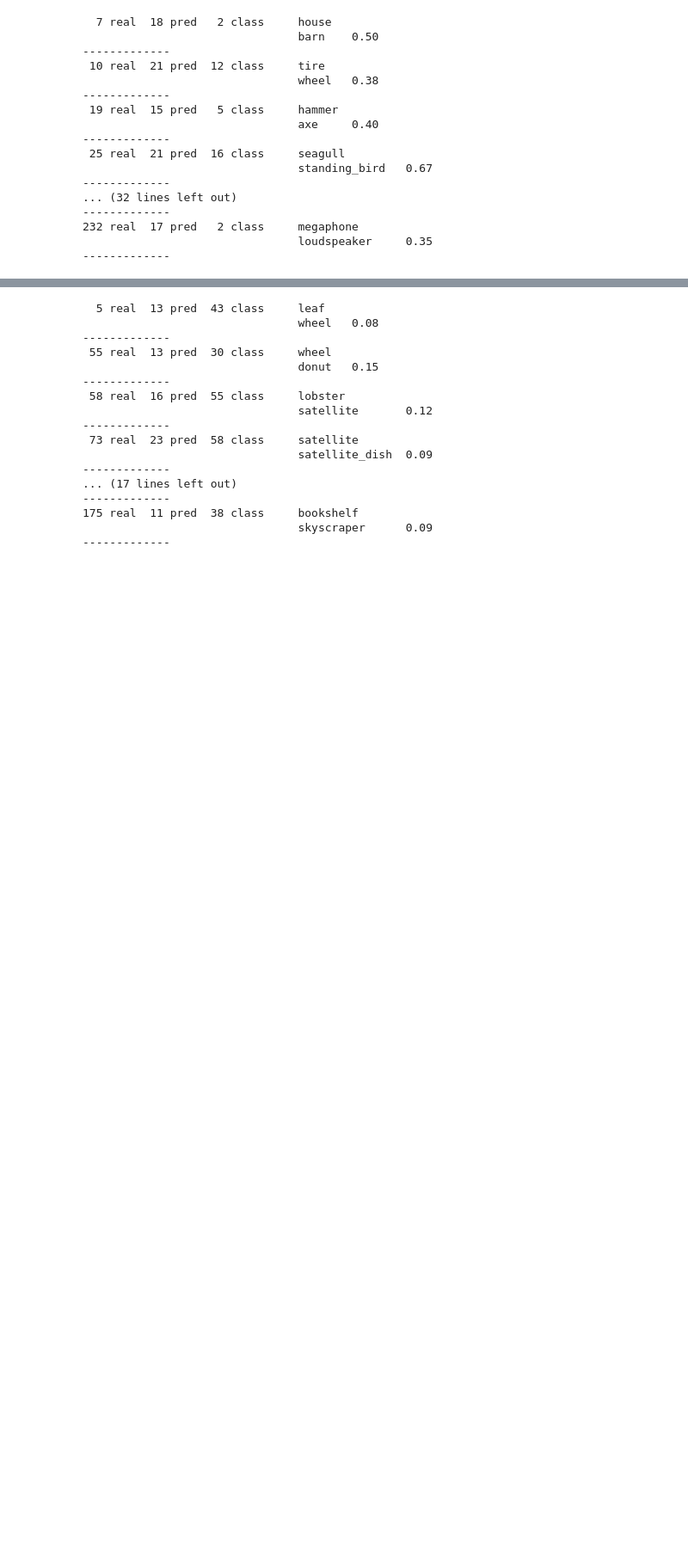
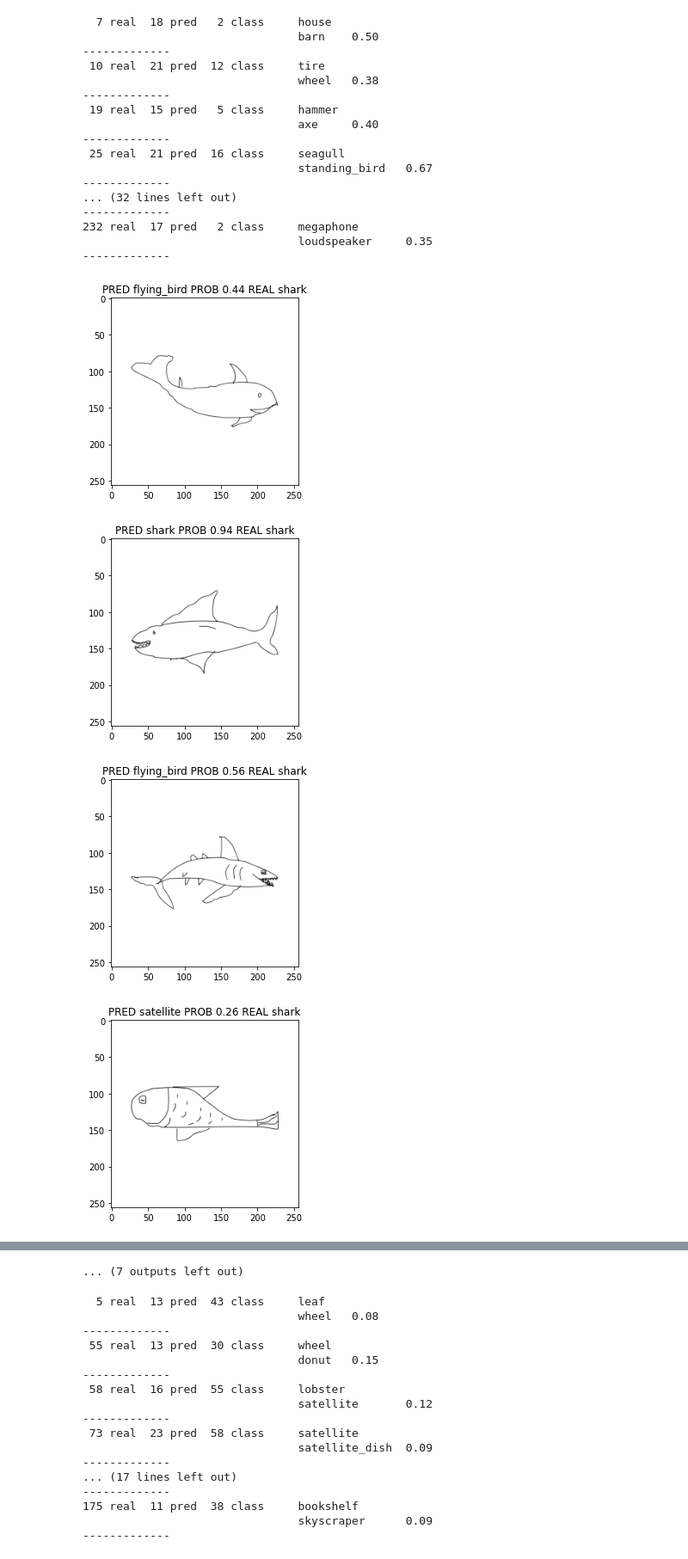
Before and after one commit to MartinVIllesca/CC6204, a Jupyter notebook: CC7221/tarea1/squeeze_n_excitation.ipynb, the cells around one changed output, grey strips where cells are left out. Shown at 86% size. Drawn from its saved outputs; the diff is of its cells as text; code cells hidden in the pictures; blank space fills up the shorter version.

Commit message:
plot images

```diff
--- a/CC7221/tarea1/squeeze_n_excitation.ipynb
+++ b/CC7221/tarea1/squeeze_n_excitation.ipynb
@@ -519,3 +519,15 @@ for n in range(0, nb_classes):
 232 real  17 pred   2 class     megaphone
                                 loudspeaker     0.35
 -------------
+# %%
+for n in np.where(y_test == np.where(real_labels == 'shark')[0])[0]:
+  plt.imshow(X_test[n].reshape((img_size,img_size)), cmap='Greys_r')
+  plt.title('PRED {} PROB {:.2f} REAL {}'.format(real_labels[y_pred_[n]],
+                                                 y_pred_scores[n],
+                                                 real_labels[y_test[n]]))
+  plt.show()
+# %% [output]
+[figure, added]
+[figure, added]
+[figure, added]
+[figure, added]
@@ -522,3 +542,4 @@ for n in range(0, nb_classes):
+... (7 outputs left out)
 # %%
 # printear metricas por clase
 for n in range(0, nb_classes):
```
Also changed, not shown: parts of 1 cell of this notebook.
